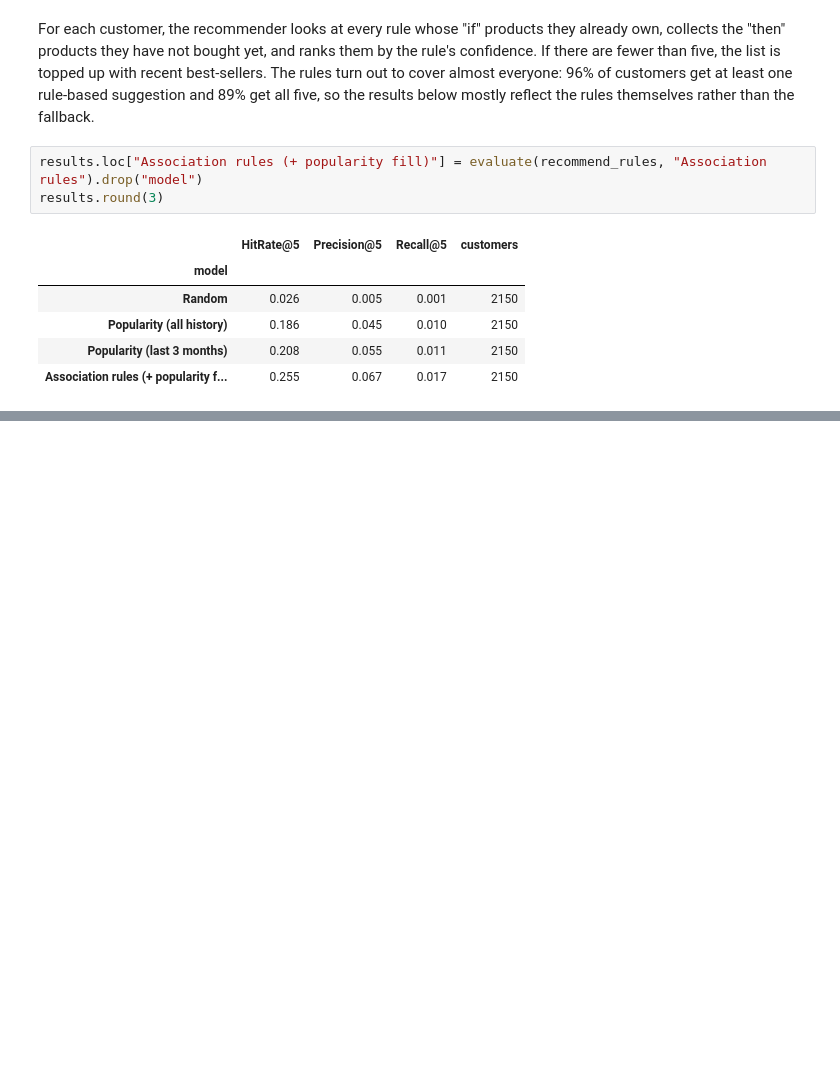
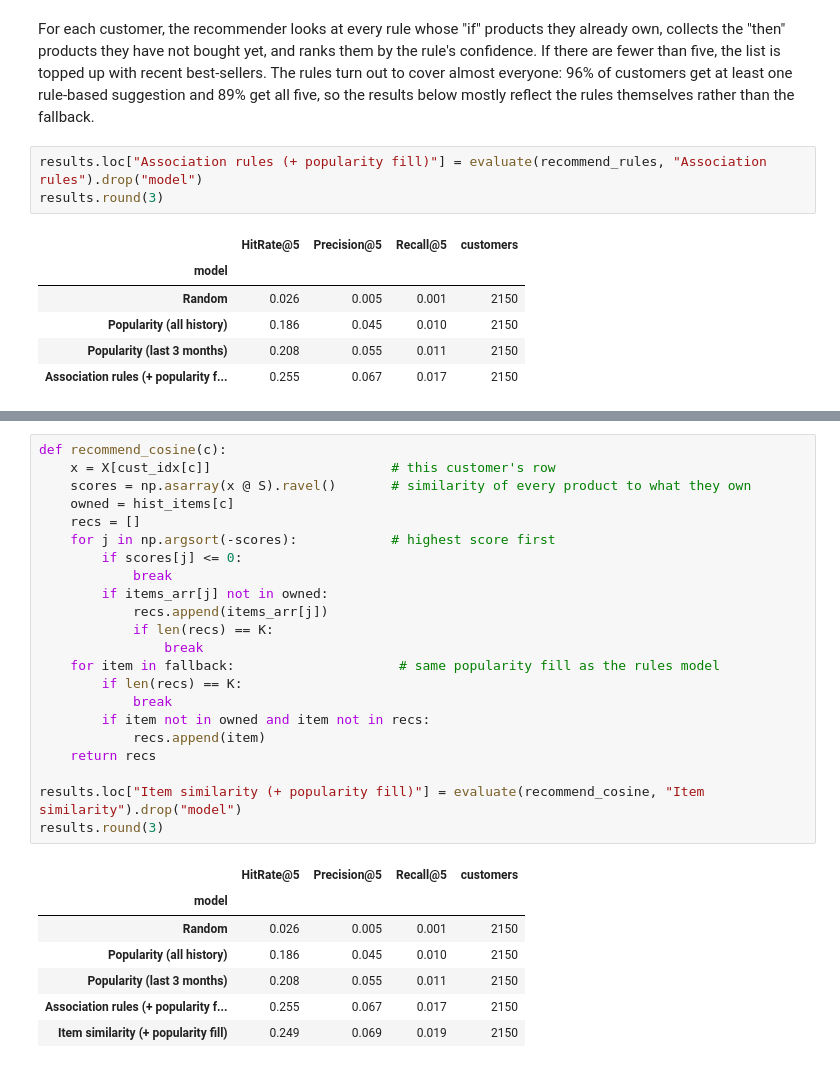
Before and after one commit to Ysharbat/market-basket-next-product, a Jupyter notebook: notebooks/04_next_product.ipynb, the cells around one changed output, grey strips where cells are left out. Saved outputs shown, nothing was run; the diff lists cells and outputs as text; blank space fills up the shorter version.

```diff
--- a/notebooks/04_next_product.ipynb
+++ b/notebooks/04_next_product.ipynb
@@ -232,0 +266,30 @@ The rule-based recommender beats the best baseline on every measure: a hit rate
+# %%
+def recommend_cosine(c):
+    x = X[cust_idx[c]]                       # this customer's row
+    scores = np.asarray(x @ S).ravel()       # similarity of every product to what they own
+    owned = hist_items[c]
+    recs = []
+    for j in np.argsort(-scores):            # highest score first
+        if scores[j] <= 0:
+            break
+        if items_arr[j] not in owned:
+            recs.append(items_arr[j])
+            if len(recs) == K:
+                break
+    for item in fallback:                     # same popularity fill as the rules model
+        if len(recs) == K:
+            break
+        if item not in owned and item not in recs:
+            recs.append(item)
+    return recs
+
+results.loc["Item similarity (+ popularity fill)"] = evaluate(recommend_cosine, "Item similarity").drop("model")
+results.round(3)
+# %% [output]
+|  | HitRate@5 | Precision@5 | Recall@5 | customers |
+| model |  |  |  |  |
+| Random | 0.026 | 0.005 | 0.001 | 2150 |
+| Popularity (all history) | 0.186 | 0.045 | 0.010 | 2150 |
+| Popularity (last 3 months) | 0.208 | 0.055 | 0.011 | 2150 |
+| Association rules (+ popularity f... | 0.255 | 0.067 | 0.017 | 2150 |
+| Item similarity (+ popularity fill) | 0.249 | 0.069 | 0.019 | 2150 |
```
Also changed, not shown: parts of 20 cells of this notebook.
